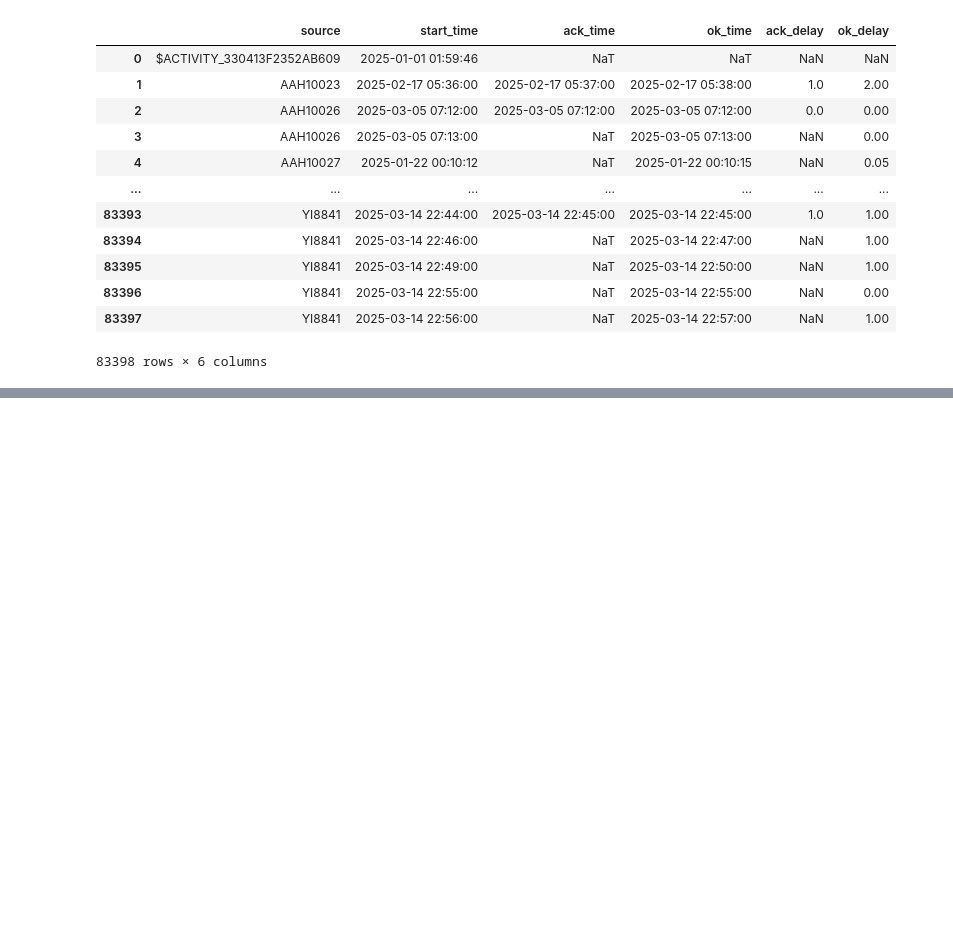
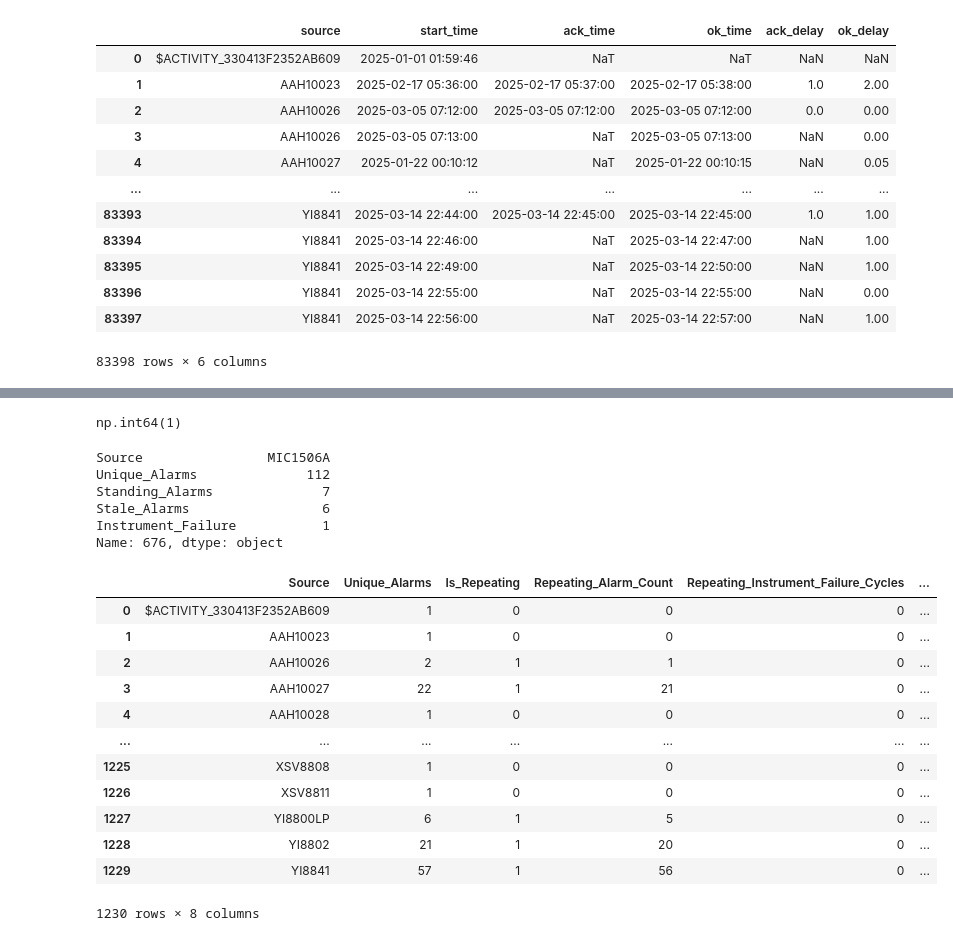
Before and after one commit to AhsanBilal157/Engro_Project_Analysis, a Jupyter notebook: Data_Calculations.ipynb, the cells around one changed output, grey strips where cells are left out. Saved outputs shown, nothing was run; the diff lists cells and outputs as text; code cells hidden in the pictures; blank space fills up the shorter version.

```diff
--- a/Data_Calculations.ipynb
+++ b/Data_Calculations.ipynb
@@ -485,0 +536,18 @@ cycles
+# %%
+df = df.copy()
+df["Event Time"] = pd.to_datetime(df["Event Time"])
+df = df.sort_values(["Source", "Event Time"])
+
+"""Prepare and clean alarm event data"""
+df = df.copy()
+df['Event Time'] = pd.to_datetime(df['Event Time'], errors='coerce')
+df['Action'] = df['Action'].astype(str).str.strip().replace({'nan': ''})
+# df = df.dropna(subset=['Event Time', 'Source'])
+# df = df.sort_values('Event Time')
+df = df.sort_values(["Source", "Event Time"])
+# df['Action'] = df['Action'].fillna('').str.upper().str.strip()
+
+# unique = df.groupby("Source").apply(count_unique_alarms).reset_index(name="Unique_Alarms")
+analyzed = df.groupby("Source", group_keys=False).apply(detect_stale_chatter)
+# stale = analyzed.groupby("Source")["is_stale"].sum().reset_index(name="Stale_Count")
+# chat = analyzed.groupby("Source")["is_chattering"].sum().reset_index(name="Chattering_Count")
@@ -485,0 +756,12 @@ cycles
+# %%
+df = df.copy()
+df["Event Time"] = pd.to_datetime(df["Event Time"])
+df = df.sort_values(["Source", "Event Time"])
+
+"""Prepare and clean alarm event data"""
+df = df.copy()
+df['Event Time'] = pd.to_datetime(df['Event Time'], errors='coerce')
+df['Action'] = df['Action'].astype(str).str.strip().replace({'nan': ''})
+# df = df.dropna(subset=['Event Time', 'Source'])
+# df = df.sort_values('Event Time')
+df = df.sort_values(["Source", "Event Time"])
@@ -485,0 +1003,6 @@ cycles
+# %%
+# compute unique count (as before)
+# unique = df.groupby("Source").apply(count_unique_alarms).reset_index(name="Unique_Alarms")
+
+# compute cycles aligned with unique logic
+cycles = get_alarm_cycles_aligned(df)
@@ -485,0 +1189,15 @@ cycles
+# %%
+standing_alarm_analyses["Instrument_Failure"].max()
+# %% [output]
+np.int64(1)
+# %%
+
+max_row_data = standing_alarm_analyses.loc[standing_alarm_analyses["Instrument_Failure"].idxmax()]
+print(max_row_data)
+# %% [output]
+Source                MIC1506A
+Unique_Alarms              112
+Standing_Alarms              7
+Stale_Alarms                 6
+Instrument_Failure           1
+Name: 676, dtype: object
@@ -485,0 +1351,18 @@ cycles
+# %%
+chattering_alarm_analyses = analyze_repeating_and_chattering(df)
+# %%
+chattering_alarm_analyses
+# %% [output]
+|  | Source | Unique_Alarms | Is_Repeating | Repeating_Alarm_Count | Repeating_Instrument_Failure_Cycles | ... |
+| 0 | $ACTIVITY_330413F2352AB609 | 1 | 0 | 0 | 0 | ... |
+| 1 | AAH10023 | 1 | 0 | 0 | 0 | ... |
+| 2 | AAH10026 | 2 | 1 | 1 | 0 | ... |
+| 3 | AAH10027 | 22 | 1 | 21 | 0 | ... |
+| 4 | AAH10028 | 1 | 0 | 0 | 0 | ... |
+| ... | ... | ... | ... | ... | ... | ... |
+| 1225 | XSV8808 | 1 | 0 | 0 | 0 | ... |
+| 1226 | XSV8811 | 1 | 0 | 0 | 0 | ... |
+| 1227 | YI8800LP | 6 | 1 | 5 | 0 | ... |
+| 1228 | YI8802 | 21 | 1 | 20 | 0 | ... |
+| 1229 | YI8841 | 57 | 1 | 56 | 0 | ... |
+1230 rows × 8 columns
```
Also changed, not shown: parts of 32 cells of this notebook.
